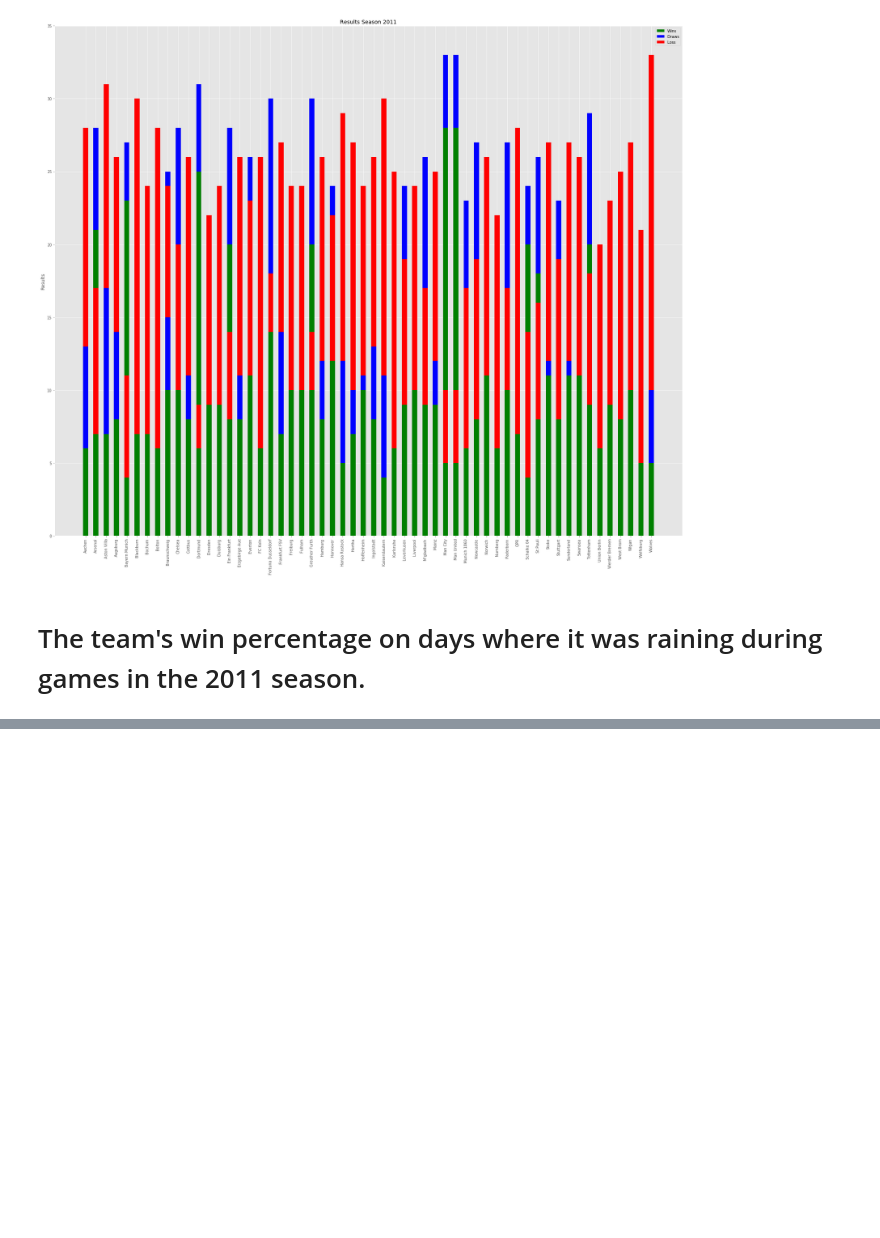
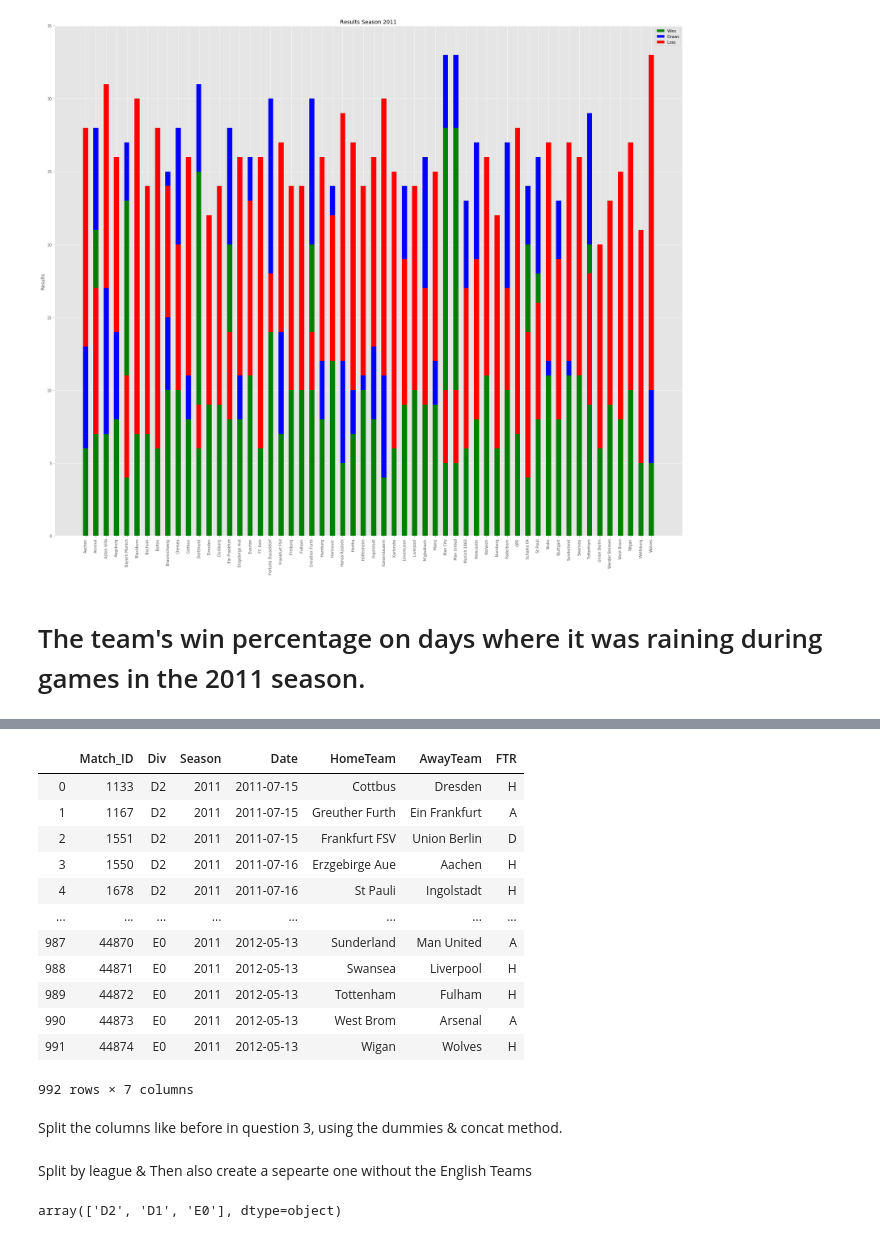
Before and after one commit to Matt-Newton998/Football_API-Mod02_Project, a Jupyter notebook: NewWorkbook.ipynb, the cells around one changed output, grey strips where cells are left out. Cells and saved outputs as stored; diff of their text form; code cells hidden in the pictures; blank space fills up the shorter version.

```diff
--- a/NewWorkbook.ipynb
+++ b/NewWorkbook.ipynb
@@ -401,0 +412,24 @@ plt.legend((p1[0], p2[0], p3[0]), ('Wins', 'Draws', 'Loss'))
+# %%
+cur.execute("""SELECT Match_ID, Div, Season, Date, HomeTeam, AwayTeam, FTR
+                FROM Matches
+                WHERE Season == 2011
+                ORDER BY Date;""")
+df_matches_2011 = pd.DataFrame(cur.fetchall())
+df_matches_2011.columns = [x[0] for x in cur.description]
+df_matches_2011
+# %% [output]
+|  | Match_ID | Div | Season | Date | HomeTeam | AwayTeam | FTR |
+| 0 | 1133 | D2 | 2011 | 2011-07-15 | Cottbus | Dresden | H |
+| 1 | 1167 | D2 | 2011 | 2011-07-15 | Greuther Furth | Ein Frankfurt | A |
+| 2 | 1551 | D2 | 2011 | 2011-07-15 | Frankfurt FSV | Union Berlin | D |
+| 3 | 1550 | D2 | 2011 | 2011-07-16 | Erzgebirge Aue | Aachen | H |
+| 4 | 1678 | D2 | 2011 | 2011-07-16 | St Pauli | Ingolstadt | H |
+| ... | ... | ... | ... | ... | ... | ... | ... |
+| 987 | 44870 | E0 | 2011 | 2012-05-13 | Sunderland | Man United | A |
+| 988 | 44871 | E0 | 2011 | 2012-05-13 | Swansea | Liverpool | H |
+| 989 | 44872 | E0 | 2011 | 2012-05-13 | Tottenham | Fulham | H |
+| 990 | 44873 | E0 | 2011 | 2012-05-13 | West Brom | Arsenal | A |
+| 991 | 44874 | E0 | 2011 | 2012-05-13 | Wigan | Wolves | H |
+992 rows × 7 columns
+# %% [markdown]
+Split the columns like before in question 3, using the dummies & concat method.
@@ -401,0 +441,6 @@ plt.legend((p1[0], p2[0], p3[0]), ('Wins', 'Draws', 'Loss'))
+# %% [markdown]
+Split by league & Then also create a sepearte one without the English Teams
+# %%
+df_matches_2011['Div'].unique()
+# %% [output]
+array(['D2', 'D1', 'E0'], dtype=object)
```
Also changed, not shown: parts of 15 cells of this notebook, 3 other files.
